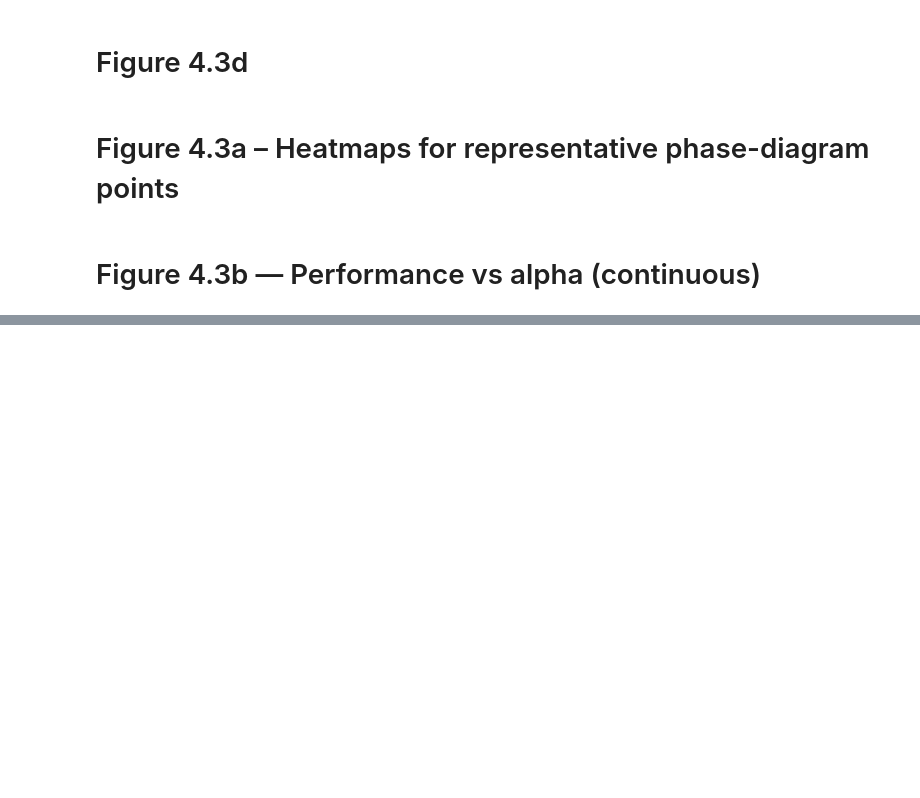
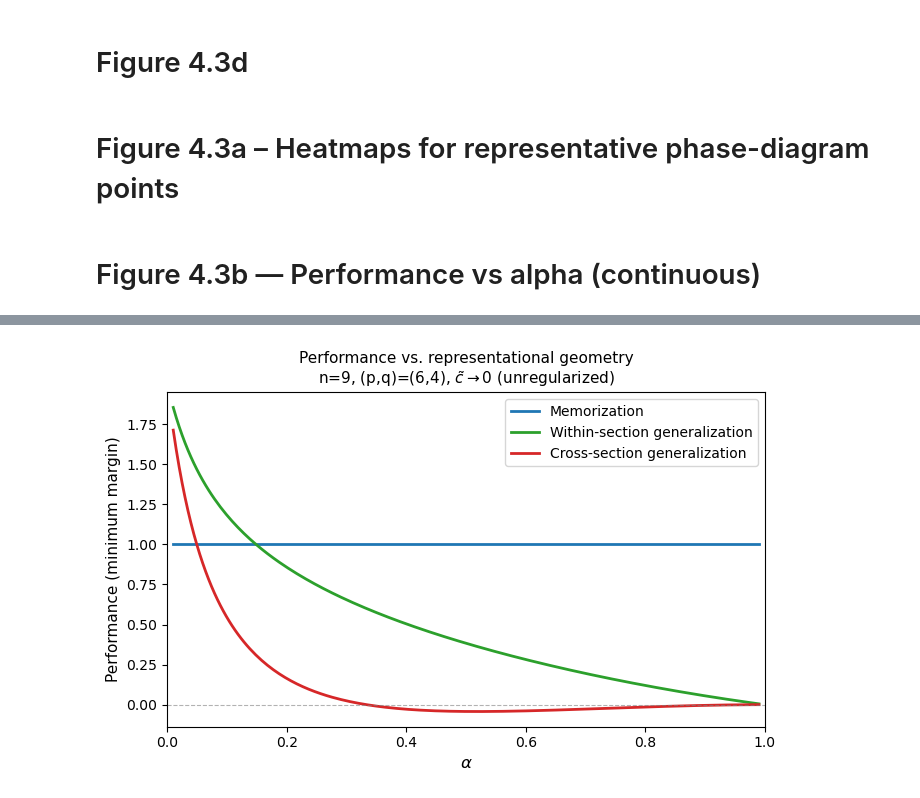
Before and after one commit to lukelc23/NeurIPS_2026, a Jupyter notebook: Figures/Professional/Figure 4.3.ipynb, the cells around one changed output, grey strips where cells are left out. Drawn from its saved outputs; the diff is of its cells as text; code cells hidden in the pictures; blank space fills up the shorter version.

```diff
--- a/Figures/Professional/Figure 4.3.ipynb
+++ b/Figures/Professional/Figure 4.3.ipynb
@@ -192,3 +290,95 @@ fig.savefig("figure_4.3b_min_margin.pdf", bbox_inches="tight")
+# %%
+import sys, os
+sys.path.insert(0, os.path.abspath('..'))
+
+import contextlib, io
+import numpy as np
+import matplotlib.pyplot as plt
+from Ranking_exp import Ranking_exp
+
+# ── Parameters ──────────────────────────────────────────────────────────────
+n, p, q = 9, 6, 4
+k_s, k_d = 1.0, 0.0
+c_reg = 1e8  # unregularized
+
+# Sections (1-indexed):
+#   O(1) = {1, ..., q-1} = {1, 2, 3}
+#   O(2) = {p+1, ..., n} = {7, 8, 9}
+#   Loop = {q, ..., p}   = {4, 5, 6}
+O1 = list(range(1, q))        # [1, 2, 3]
+O2 = list(range(p + 1, n + 1))  # [7, 8, 9]
+
+# ── Define pair sets ────────────────────────────────────────────────────────
+# Training pairs: adjacent (j, j+1) for j=1..n-1, plus exception (p, q)
+train_pairs = [(j, j + 1) for j in range(1, n)] + [(p, q)]
+
+# Within-section generalization: non-adjacent pairs within O(1) or O(2)
+within_pairs = []
+for section in [O1, O2]:
+    for j in section:
+        for k in section:
+            if j < k and abs(j - k) >= 2:
+                within_pairs.append((j, k))
+
+# Cross-section generalization: pairs across O(1) and O(2)
+cross_pairs = []
+for j in O1:
+    for k in O2:
+        cross_pairs.append((j, k))  # expect f(j,k) > 0 since j < k
+
+# ── Sweep alpha ─────────────────────────────────────────────────────────────
+alphas = np.linspace(0.01, 0.99, 200)
+
+mem_perf = np.zeros(len(alphas))
+within_perf = np.zeros(len(alphas))
+cross_perf = np.zeros(len(alphas))
+
+for idx, alpha in enumerate(alphas):
+    k_o = (1 - alpha) / 2 * (k_s - k_d) + k_d
+
+    with contextlib.redirect_stdout(io.StringIO()):
+        sim = Ranking_exp(n=n, k_o=k_o, k_s=k_s, k_d=k_d,
+                          p=p, q=q, c_reg=c_reg)
+
+    # Memorization: minimum margin on training pairs
+    margins = []
+    for (j, k) in train_pairs:
+        margins.append(sim.f_j_k(j, k))
+    mem_perf[idx] = np.min(margins)
+
+    # Within-section generalization: minimum margin
+    if within_pairs:
+        margins = []
+        for (j, k) in within_pairs:
+            margins.append(sim.f_j_k(j, k))
+        within_perf[idx] = np.min(margins)
+
+    # Cross-section generalization: minimum margin
+    if cross_pairs:
+        margins = []
+        for (j, k) in cross_pairs:
+            margins.append(sim.f_j_k(j, k))
+        cross_perf[idx] = np.min(margins)
+
+# ── Plot ────────────────────────────────────────────────────────────────────
+fig, ax = plt.subplots(figsize=(7, 4.5))
+
+ax.plot(alphas, mem_perf, lw=2, color='#1f77b4', label='Memorization')
+ax.plot(alphas, within_perf, lw=2, color='#2ca02c', label='Within-section generalization')
+ax.plot(alphas, cross_perf, lw=2, color='#d62728', label='Cross-section generalization')
+
+ax.axhline(0, color='gray', lw=0.8, ls='--', alpha=0.6)
+ax.set_xlabel(r'$\alpha$', fontsize=12)
+ax.set_ylabel('Performance (minimum margin)', fontsize=11)
+ax.set_title(f'Performance vs. representational geometry\nn={n}, (p,q)=({p},{q}), '
+             r'$\tilde{c}\to 0$ (unregularized)', fontsize=11)
+ax.legend(loc='best', fontsize=10)
+ax.set_xlim(0, 1)
+plt.tight_layout()
+plt.show()
+fig.savefig("figure_4.3b_min_margin.pdf", bbox_inches="tight")
+# %% [output]
+[figure, added]
 # %%
 import sys, os
 sys.path.insert(0, os.path.abspath('..'))
```
Also changed, not shown: parts of 8 cells of this notebook, 9 other files.
